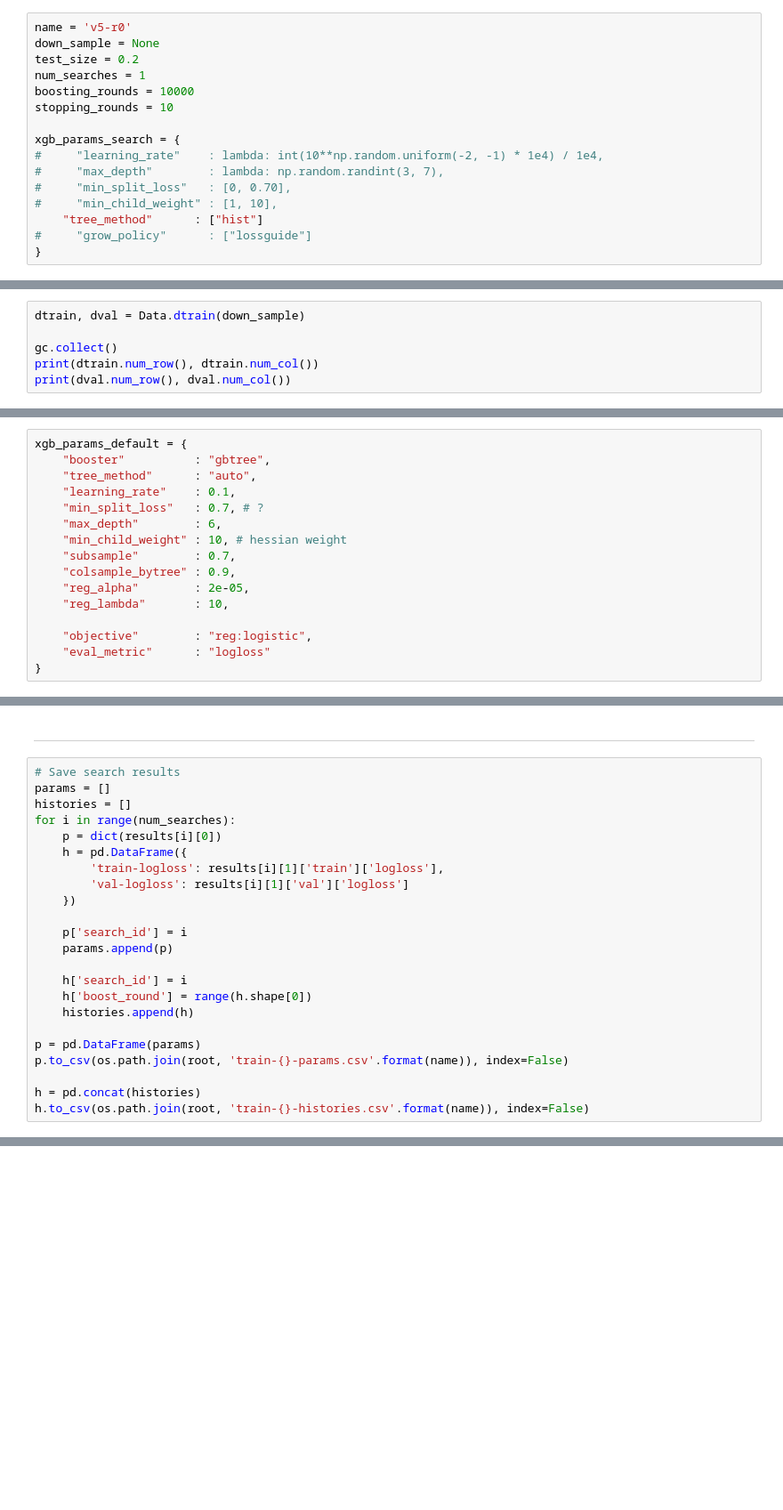
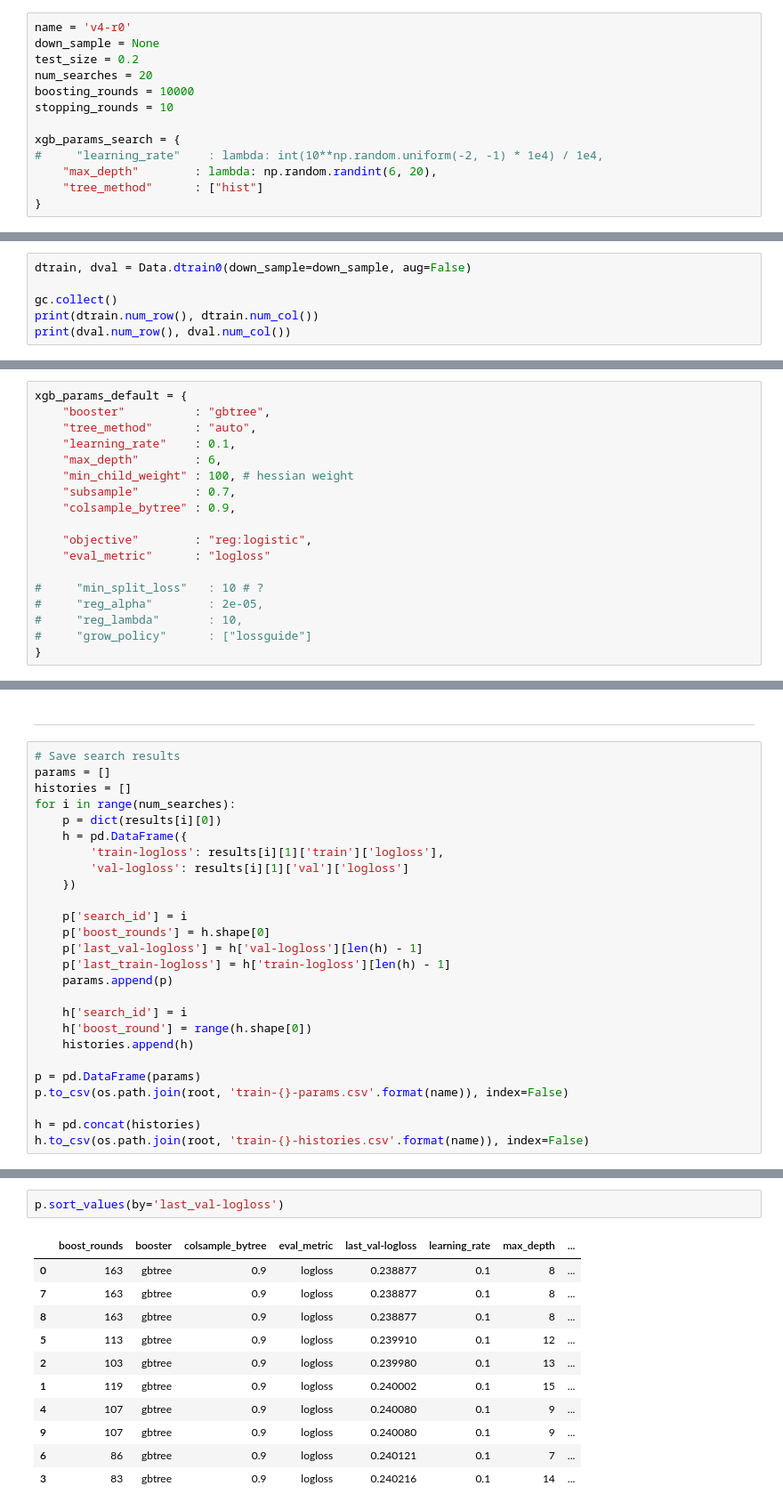
Before and after one commit to kylinorange/kaggle-instacart, a Jupyter notebook: Training.ipynb, the cells around one changed output, grey strips where cells are left out. Shown at 89% size. Drawn from its saved outputs; the diff is of its cells as text; blank space fills up the shorter version.

```diff
--- a/Training.ipynb
+++ b/Training.ipynb
@@ -38,25 +38,22 @@ for p in root_paths:
 # %% [markdown]
 # Hyper-Parameter Search
 # %%
-name = 'v5-r0'
+name = 'v4-r0'
 down_sample = None
 test_size = 0.2
-num_searches = 1
+num_searches = 20
 boosting_rounds = 10000
 stopping_rounds = 10
 
 xgb_params_search = {
 #     "learning_rate"    : lambda: int(10**np.random.uniform(-2, -1) * 1e4) / 1e4,
-#     "max_depth"        : lambda: np.random.randint(3, 7),
-#     "min_split_loss"   : [0, 0.70],
-#     "min_child_weight" : [1, 10],
+    "max_depth"        : lambda: np.random.randint(6, 20),
     "tree_method"      : ["hist"]
-#     "grow_policy"      : ["lossguide"]
 }
 # %% [markdown]
 -----------
 # %%
-dtrain, dval = Data.dtrain(down_sample)
+dtrain, dval = Data.dtrain0(down_sample=down_sample, aug=False)
 
 gc.collect()
 print(dtrain.num_row(), dtrain.num_col())
@@ -91,16 +83,18 @@ xgb_params_default = {
     "booster"          : "gbtree",
     "tree_method"      : "auto",
     "learning_rate"    : 0.1,
-    "min_split_loss"   : 0.7, # ?
     "max_depth"        : 6,
-    "min_child_weight" : 10, # hessian weight
+    "min_child_weight" : 100, # hessian weight
     "subsample"        : 0.7,
     "colsample_bytree" : 0.9,
-    "reg_alpha"        : 2e-05,
-    "reg_lambda"       : 10,
 
     "objective"        : "reg:logistic",
     "eval_metric"      : "logloss"
+
+#     "min_split_loss"   : 10 # ?
+#     "reg_alpha"        : 2e-05,
+#     "reg_lambda"       : 10,
+#     "grow_policy"      : ["lossguide"]
 }
 # %%
 results = []
@@ -138,6 +132,9 @@ for i in range(num_searches):
     })
 
     p['search_id'] = i
+    p['boost_rounds'] = h.shape[0]
+    p['last_val-logloss'] = h['val-logloss'][len(h) - 1]
+    p['last_train-logloss'] = h['train-logloss'][len(h) - 1]
     params.append(p)
 
     h['search_id'] = i
@@ -158,0 +158,14 @@ plt.show()
+# %%
+p.sort_values(by='last_val-logloss')
+# %% [output]
+|  | boost_rounds | booster | colsample_bytree | eval_metric | last_val-logloss | learning_rate | max_depth | ... |
+| 0 | 163 | gbtree | 0.9 | logloss | 0.238877 | 0.1 | 8 | ... |
+| 7 | 163 | gbtree | 0.9 | logloss | 0.238877 | 0.1 | 8 | ... |
+| 8 | 163 | gbtree | 0.9 | logloss | 0.238877 | 0.1 | 8 | ... |
+| 5 | 113 | gbtree | 0.9 | logloss | 0.239910 | 0.1 | 12 | ... |
+| 2 | 103 | gbtree | 0.9 | logloss | 0.239980 | 0.1 | 13 | ... |
+| 1 | 119 | gbtree | 0.9 | logloss | 0.240002 | 0.1 | 15 | ... |
+| 4 | 107 | gbtree | 0.9 | logloss | 0.240080 | 0.1 | 9 | ... |
+| 9 | 107 | gbtree | 0.9 | logloss | 0.240080 | 0.1 | 9 | ... |
+| 6 | 86 | gbtree | 0.9 | logloss | 0.240121 | 0.1 | 7 | ... |
+| 3 | 83 | gbtree | 0.9 | logloss | 0.240216 | 0.1 | 14 | ... |
```
Also changed, not shown: parts of 2 cells of this notebook, 2 other files.
